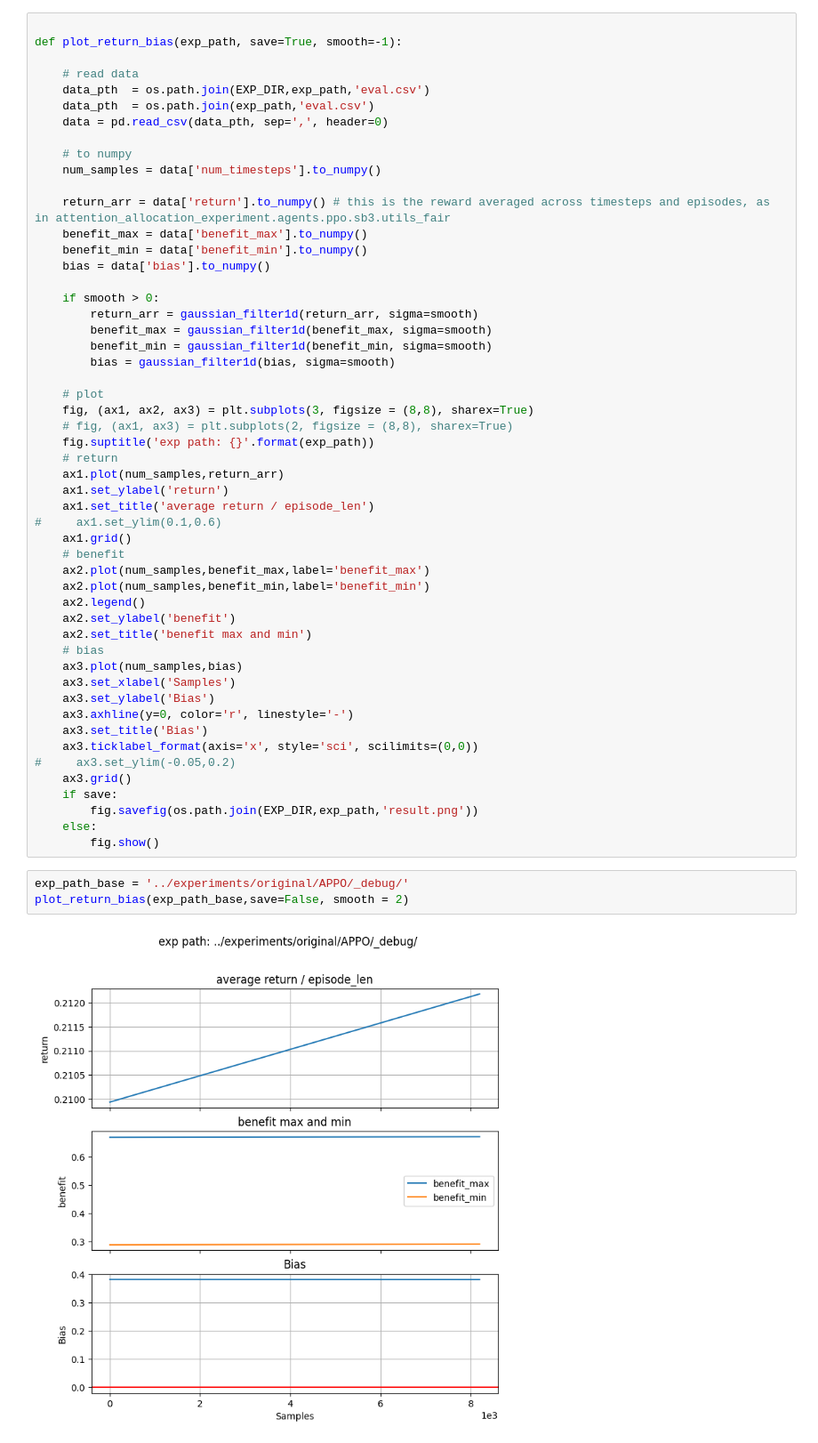
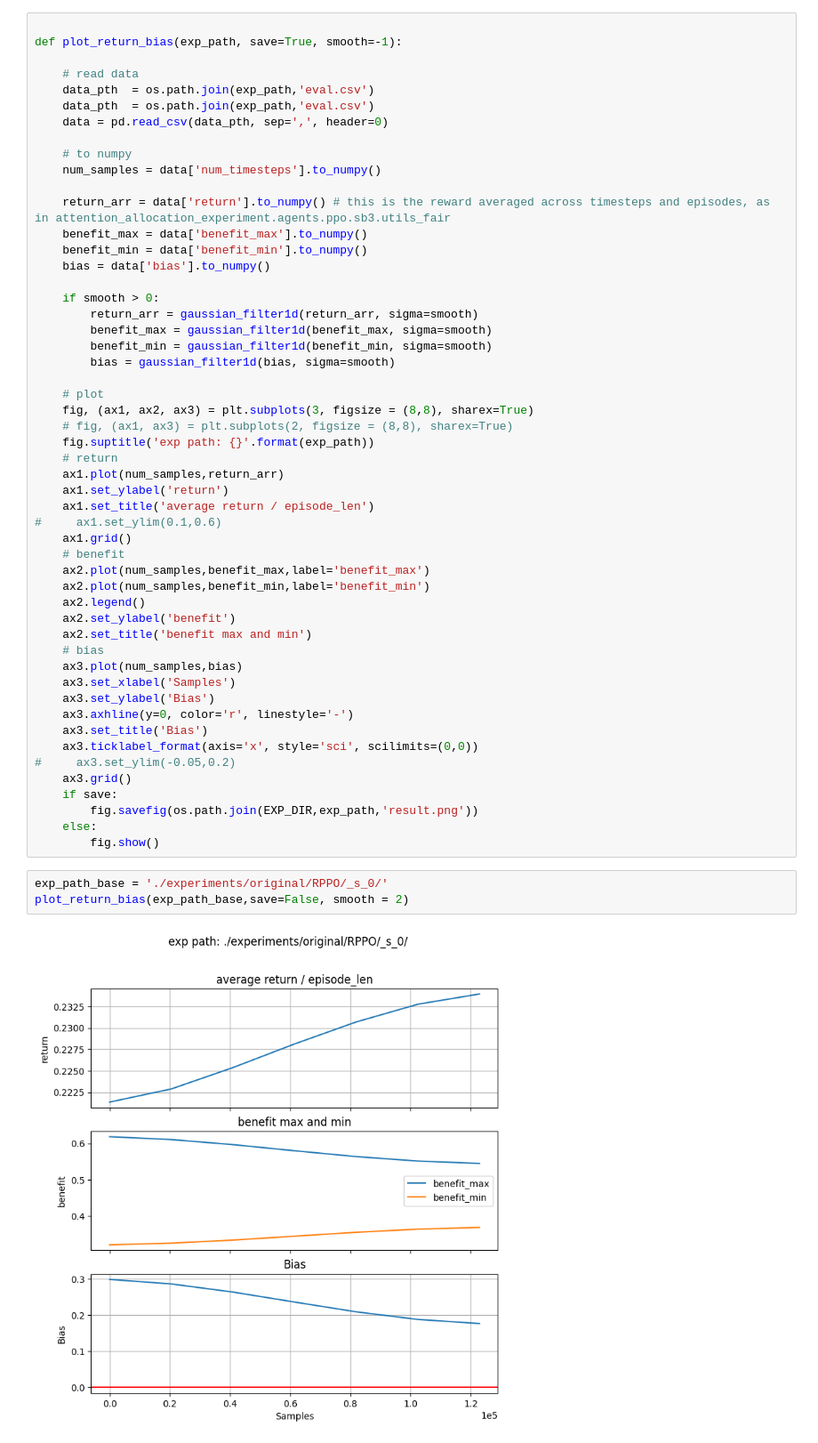
Before and after one commit to Yuancheng-Xu/ELBERT, a Jupyter notebook: attention_allocation_experiment/plot_xyc.ipynb, the cells around one changed output. Shown: that part at 89% size. Cells and saved outputs as stored; diff of their text form.

```diff
--- a/attention_allocation_experiment/plot_xyc.ipynb
+++ b/attention_allocation_experiment/plot_xyc.ipynb
@@ -15,7 +13,7 @@ from attention_allocation_experiment.config_fair import EXP_DIR
 def plot_return_bias(exp_path, save=True, smooth=-1):
 
     # read data
-    data_pth  = os.path.join(EXP_DIR,exp_path,'eval.csv')
+    data_pth  = os.path.join(exp_path,'eval.csv')
     data_pth  = os.path.join(exp_path,'eval.csv')
     data = pd.read_csv(data_pth, sep=',', header=0)
 
@@ -63,8 +61,8 @@ def plot_return_bias(exp_path, save=True, smooth=-1):
     else:
         fig.show()
 # %%
-exp_path_base = '../experiments/original/APPO/_debug/'
+exp_path_base = './experiments/original/RPPO/_s_0/'
 plot_return_bias(exp_path_base,save=False, smooth = 2)
 # %% [output]
-[figure, old version]
+[figure, new version]
 # %%
```
Also changed, not shown: parts of 2 cells of this notebook, 9 other files.
